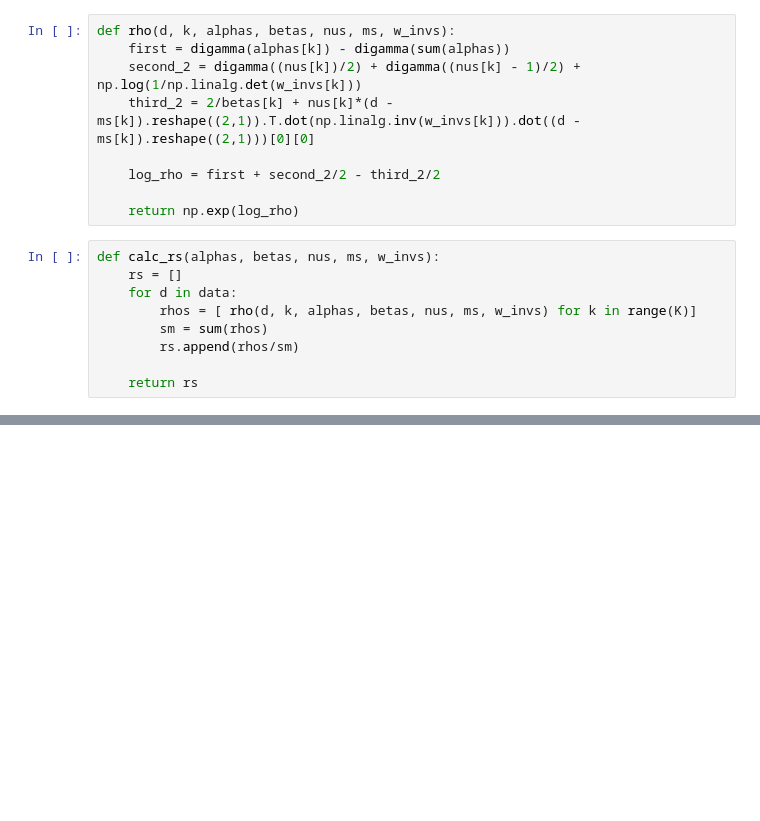
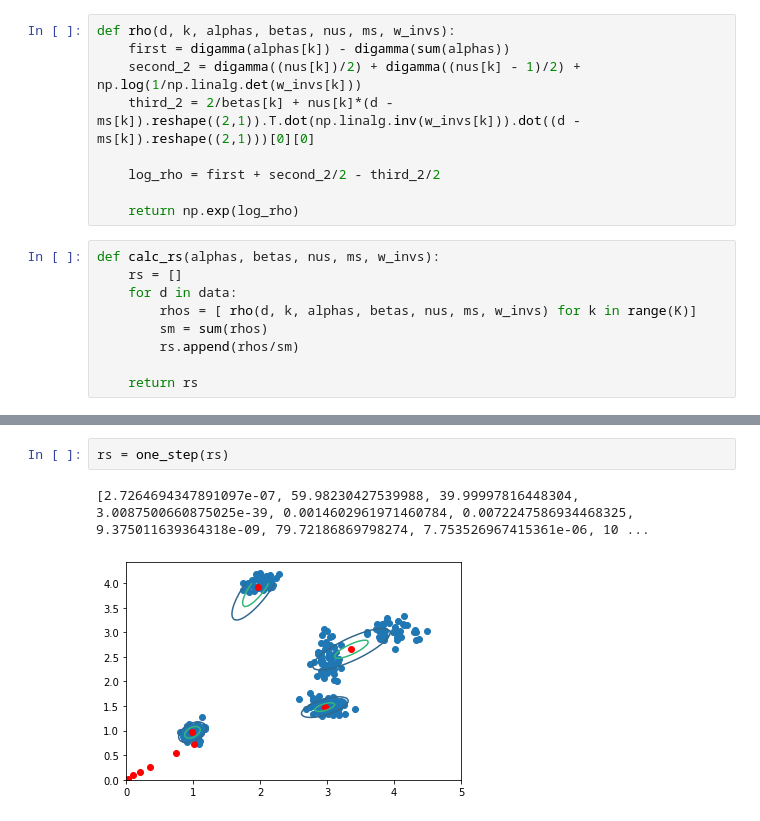
Before and after one commit to ryuichiueda/robot_and_stats_code, a Jupyter notebook: 8章の変分推論.ipynb, the cells around one changed output, grey strips where cells are left out. Cells and saved outputs as stored; diff of their text form; blank space fills up the shorter version.

```diff
--- a/8章の変分推論.ipynb
+++ b/8章の変分推論.ipynb
@@ -138,0 +161,5 @@ print(w_invs)
+# %%
+rs = one_step(rs)
+# %% [output]
+[2.7264694347891097e-07, 59.98230427539988, 39.99997816448304, 3.0087500660875025e-39, 0.0014602961971460784, 0.0072247586934468325, 9.375011639364318e-09, 79.72186869798274, 7.753526967415361e-06, 10 ...
+[figure, added]
```
Also changed, not shown: parts of 11 cells of this notebook.
